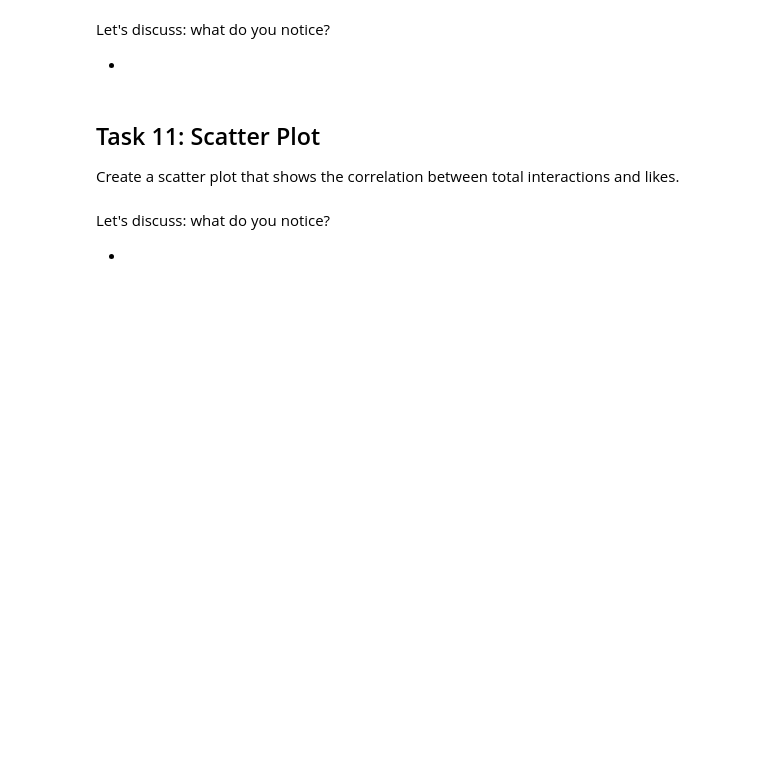
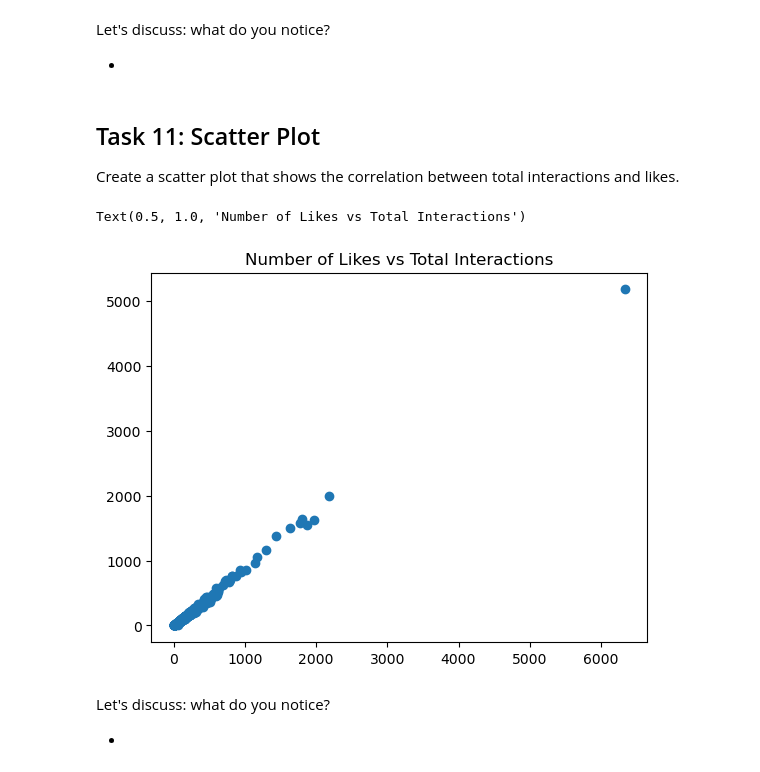
Before and after one commit to bocekout/DS-NTL-091624, a Jupyter notebook: Phase1/Lectures/14_P1_CodeChallenge_Review.ipynb, the cells around one changed output. Drawn from its saved outputs; the diff is of its cells as text; code cells hidden in the pictures; blank space fills up the shorter version.

```diff
--- a/Phase1/Lectures/14_P1_CodeChallenge_Review.ipynb
+++ b/Phase1/Lectures/14_P1_CodeChallenge_Review.ipynb
@@ -201,3 +350,11 @@ Create a scatter plot that shows the correlation between total interactions and
+# %%
+# Your code here
+fig2, ax2 = plt.subplots()
+ax2.scatter(x=df['Total Interactions'], y=df['like'])
+ax2.set_title('Number of Likes vs Total Interactions')
+# %% [output]
+Text(0.5, 1.0, 'Number of Likes vs Total Interactions')
+[figure, added]
 # %% [markdown]
 Let's discuss: what do you notice?
 
```
Also changed, not shown: parts of 19 cells of this notebook, 3 other files.
